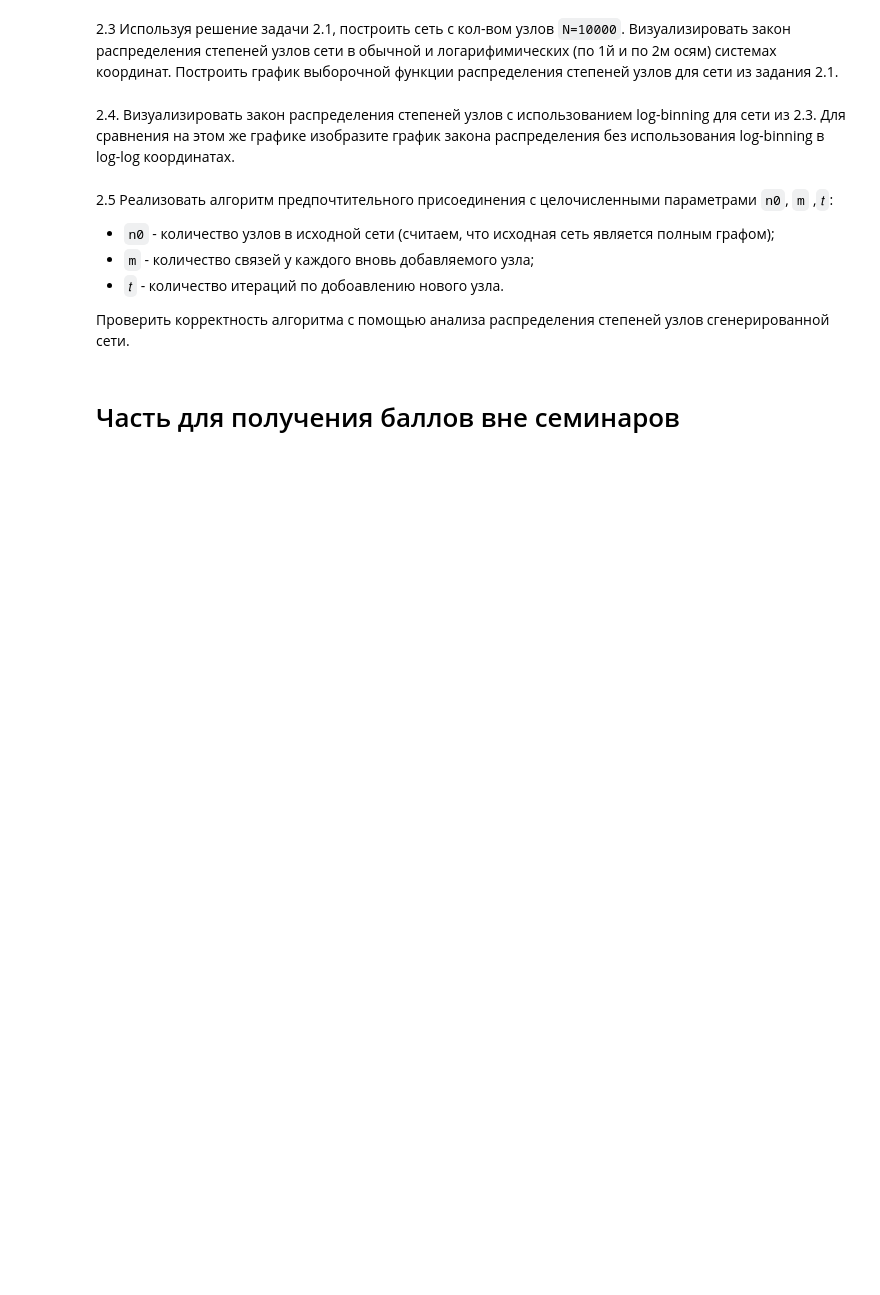
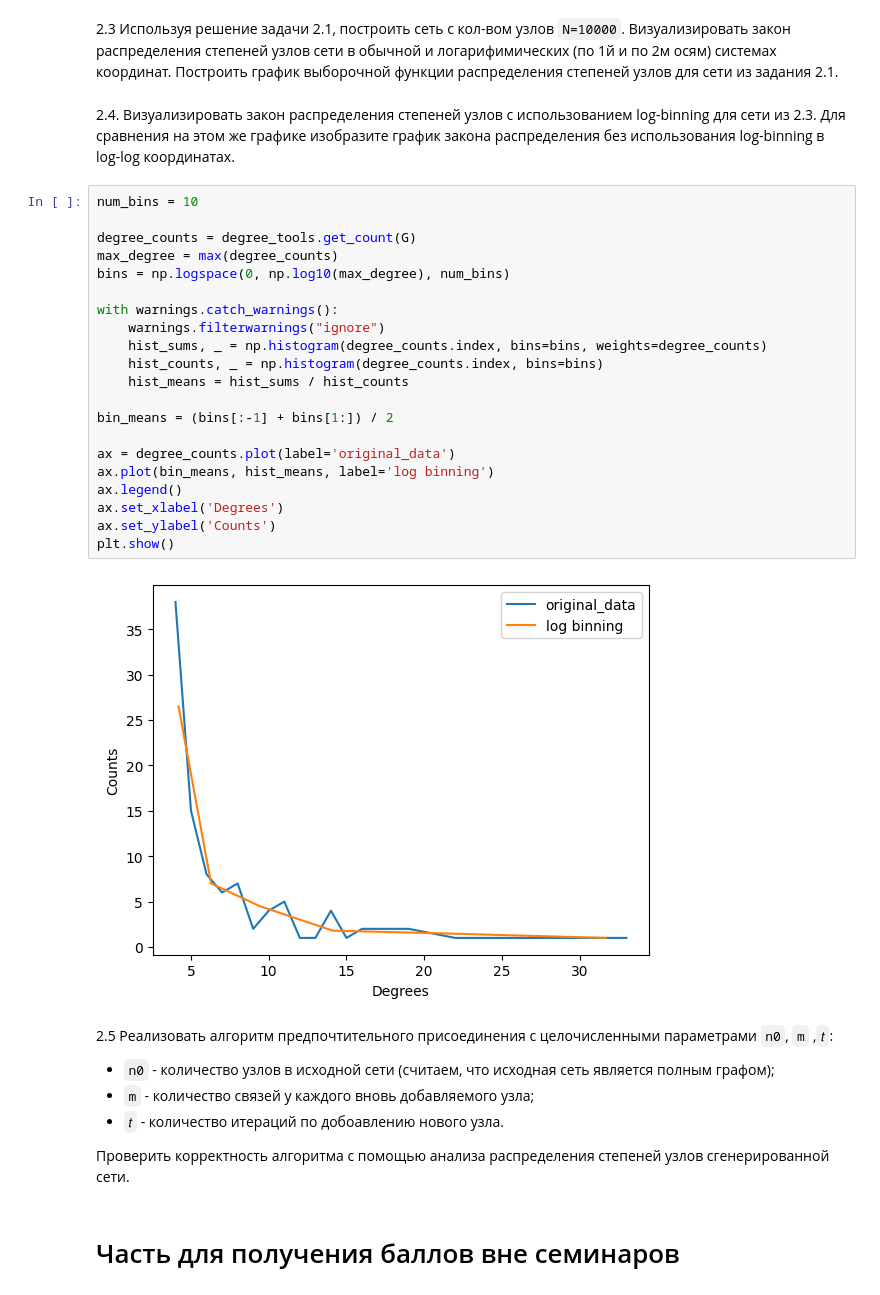
Before and after one commit to AndBoyS/fu-gml-seminars-public, a Jupyter notebook: 02_models/02_models_Фамилия_Имя_Группа.ipynb, the cells around one changed output. Saved outputs shown, nothing was run; the diff lists cells and outputs as text; blank space fills up the shorter version.

Commit message:
02 log binning

```diff
--- a/02_models/02_models_Фамилия_Имя_Группа.ipynb
+++ b/02_models/02_models_Фамилия_Имя_Группа.ipynb
@@ -66,6 +72,29 @@ nx.draw(nx.barabasi_albert_graph(100, 4))
 2.3 Используя решение задачи 2.1, построить сеть с кол-вом узлов `N=10000`. Визуализировать закон распределения степеней узлов сети в обычной и логарифимических (по 1й и по 2м осям) системах координат. Построить график выборочной функции распределения степеней узлов для сети из задания 2.1.
 # %% [markdown]
 2.4. Визуализировать закон распределения степеней узлов с использованием log-binning для сети из 2.3. Для сравнения на этом же графике изобразите график закона распределения без использования log-binning в log-log координатах.
+# %%
+num_bins = 10
+
+degree_counts = degree_tools.get_count(G)
+max_degree = max(degree_counts)
+bins = np.logspace(0, np.log10(max_degree), num_bins)
+
+with warnings.catch_warnings():
+    warnings.filterwarnings("ignore")
+    hist_sums, _ = np.histogram(degree_counts.index, bins=bins, weights=degree_counts)
+    hist_counts, _ = np.histogram(degree_counts.index, bins=bins)
+    hist_means = hist_sums / hist_counts
+
+bin_means = (bins[:-1] + bins[1:]) / 2
+
+ax = degree_counts.plot(label='original_data')
+ax.plot(bin_means, hist_means, label='log binning')
+ax.legend()
+ax.set_xlabel('Degrees')
+ax.set_ylabel('Counts')
+plt.show()
+# %% [output]
+[figure, added]
 # %% [markdown]
 2.5 Реализовать алгоритм предпочтительного присоединения с целочисленными параметрами  `n0`, `m` ,`𝑡`:
 
```
Also changed, not shown: parts of 2 cells of this notebook.
